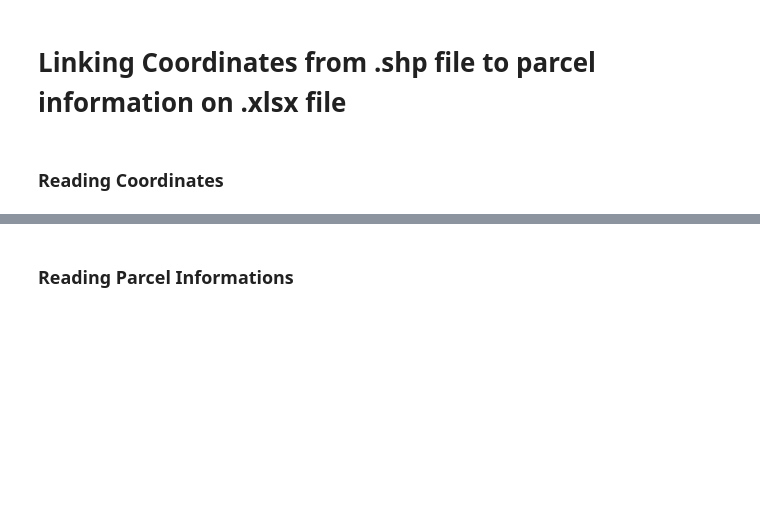
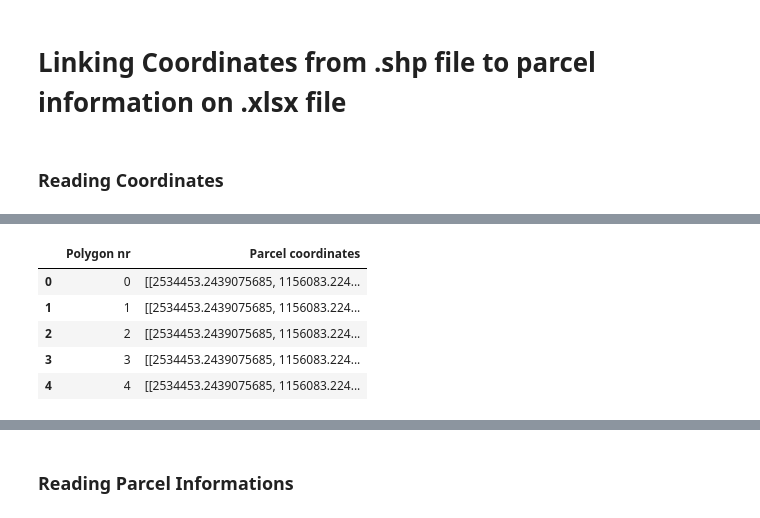
Before and after one commit to Arvalent/LausanneTimeMachine, a Jupyter notebook: Coordinates_Parcel_Linking.ipynb, the cells around one changed output, grey strips where cells are left out. Drawn from its saved outputs; the diff is of its cells as text; code cells hidden in the pictures; blank space fills up the shorter version.

```diff
--- a/Coordinates_Parcel_Linking.ipynb
+++ b/Coordinates_Parcel_Linking.ipynb
@@ -14,6 +18,6 @@ DBF_FILE_NAME='data/num_parcelles_corrected.dbf'
 # %%
-#Reading shape and records
-sf = shapefile.Reader(DBF_FILE_NAME)
-shapeRecs = sf.shapeRecords()
-sf = shapefile.Reader(SHP_FILE_NAME)
-shapes = sf.shapes()
+#Reading shape and records for points
+sf1 = shapefile.Reader(DBF_FILE_NAME)
+shapeRecs = sf1.shapeRecords()
+sf2 = shapefile.Reader(SHP_FILE_NAME)
+shapes = sf2.shapes()
@@ -43,0 +102,16 @@ points_data.head(5)
+# %%
+#Creating numbered polygon dataframe
+polygonNr=range(len(shapesPoly_lst))
+df1 = pd.DataFrame(polygonNr,columns = ['Polygon nr'])
+df2 = pd.DataFrame(shapesPoly_lst,columns = ['Parcel coordinates'])
+
+polygon_data = pd.concat([df1,df2],axis = 1)
+
+polygon_data.head(5)
+# %% [output]
+|  | Polygon nr | Parcel coordinates |
+| 0 | 0 | [[2534453.2439075685, 1156083.224... |
+| 1 | 1 | [[2534453.2439075685, 1156083.224... |
+| 2 | 2 | [[2534453.2439075685, 1156083.224... |
+| 3 | 3 | [[2534453.2439075685, 1156083.224... |
+| 4 | 4 | [[2534453.2439075685, 1156083.224... |
```
Also changed, not shown: parts of 13 cells of this notebook.
